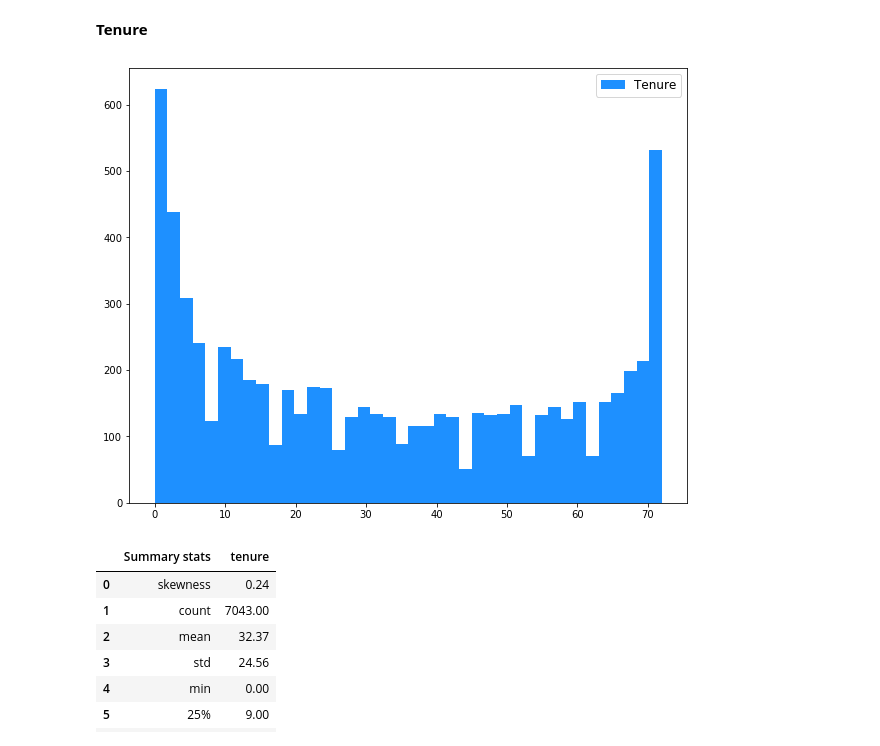
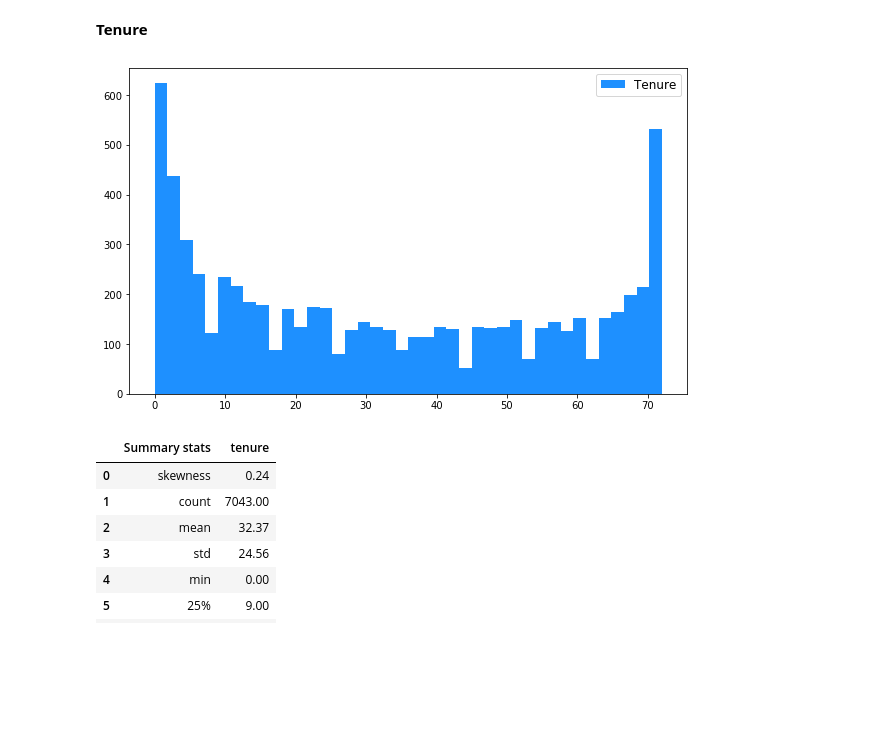
Before and after one commit to lucienwalewski/cse204project, a Jupyter notebook: src/main.ipynb, the cells around one changed output. Cells and saved outputs as stored; diff of their text form; code cells hidden in the pictures; blank space fills up the shorter version.

Commit message:
Main stats graphs

```diff
--- a/src/main.ipynb
+++ b/src/main.ipynb
@@ -214,10 +215,10 @@ def showSummary(variable):
 # %% [markdown]
 **Tenure**
 # %%
-ax = df["tenure"].hist(bins=40, color="DodgerBlue", label="Tenure", figsize=(10, 8), grid=False)
+ax = df["tenure"].hist(bins=40, color="DodgerBlue", label="Tenure", figsize=(10, 6), grid=False)
 ax.legend(fontsize=12);
 # %% [output]
-[figure, old version]
+[figure, new version]
 # %%
 showSummary(df["tenure"])
 # %% [output]
```
Also changed, not shown: parts of 118 cells of this notebook.
